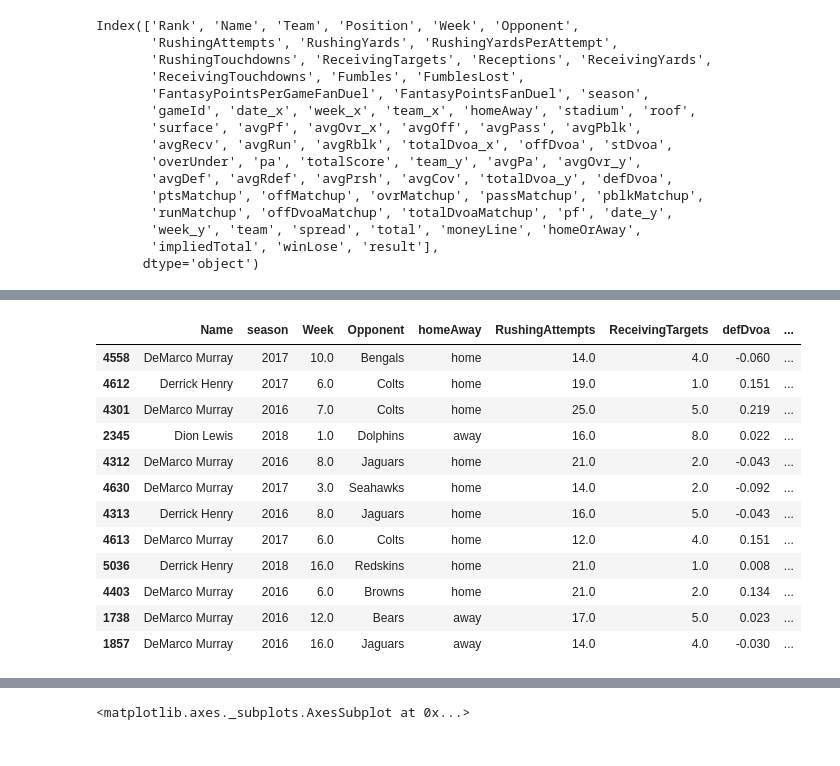
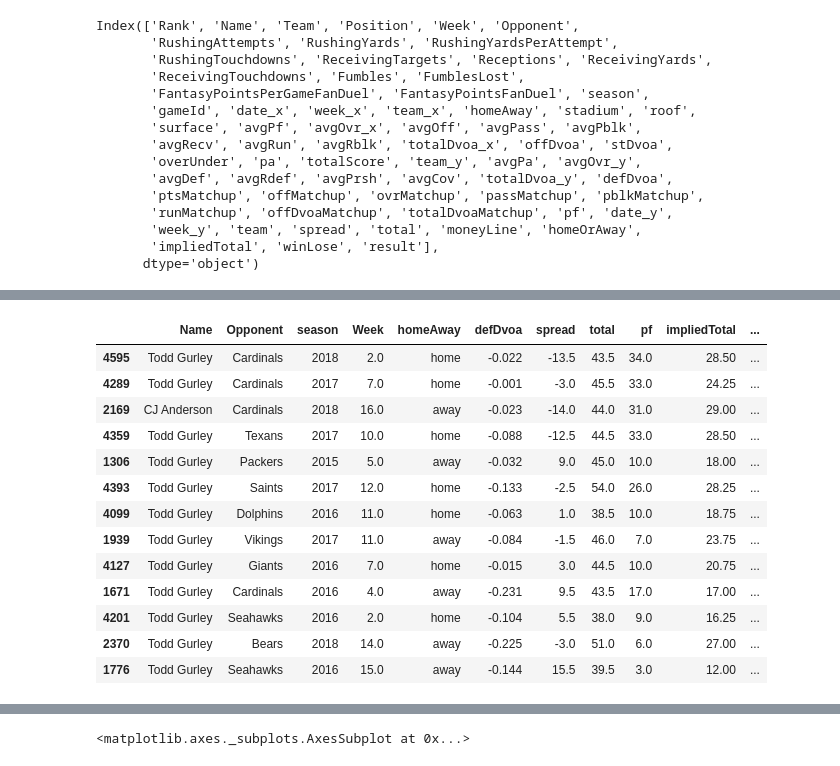
Before and after one commit to mries14/Springboard, a Jupyter notebook: Capstone2/futureWork/RBDataSetup.ipynb, the cells around one changed output, grey strips where cells are left out. Drawn from its saved outputs; the diff is of its cells as text; code cells hidden in the pictures.

```diff
--- a/Capstone2/futureWork/RBDataSetup.ipynb
+++ b/Capstone2/futureWork/RBDataSetup.ipynb
@@ -278,22 +280,21 @@ sb[['Name','Team','Week','Opponent','homeAway','spread','FantasyPointsFanDuel']]
+# %%
+lookVars = ['Name','Opponent','season','Week','homeAway','defDvoa','spread','total','pf','impliedTotal','result','FantasyPointsFanDuel']
 # %%
-sb = newRbs[(newRbs['Team'] == 'Titans')]
-sb = sb[(sb['season'] >= 2015) & (sb['RushingAttempts'] + sb['ReceivingTargets'] > 15) & (sb['spread'] <= 0) & (sb['result'] == 'over')]#.sort_values('season')# & (sb['homeAway'] == 'home')]
-# sb = sb[(sb['Name'] == 'Todd Gurley') | (sb['Name'] == 'CJ Anderson')]
-# sb.corr().style.background_gradient(cmap='coolwarm')
+sb = newRbs[(newRbs['Team'] == 'Rams')]
+sb = sb[(sb['season'] >= 2015) & (sb['RushingAttempts'] + sb['ReceivingTargets'] > 13) & (sb['defDvoa'] <= 0) & (sb['result'] == 'under')].sort_values('FantasyPointsFanDuel',ascending=False)# & (sb['homeAway'] == 'home')]
+sb[lookVars]
+# %% [output]
+|  | Name | Opponent | season | Week | homeAway | defDvoa | spread | total | pf | impliedTotal | ... |
+| 4595 | Todd Gurley | Cardinals | 2018 | 2.0 | home | -0.022 | -13.5 | 43.5 | 34.0 | 28.50 | ... |
+| 4289 | Todd Gurley | Cardinals | 2017 | 7.0 | home | -0.001 | -3.0 | 45.5 | 33.0 | 24.25 | ... |
+| 2169 | CJ Anderson | Cardinals | 2018 | 16.0 | away | -0.023 | -14.0 | 44.0 | 31.0 | 29.00 | ... |
+| 4359 | Todd Gurley | Texans | 2017 | 10.0 | home | -0.088 | -12.5 | 44.5 | 33.0 | 28.50 | ... |
+| 1306 | Todd Gurley | Packers | 2015 | 5.0 | away | -0.032 | 9.0 | 45.0 | 10.0 | 18.00 | ... |
+| 4393 | Todd Gurley | Saints | 2017 | 12.0 | home | -0.133 | -2.5 | 54.0 | 26.0 | 28.25 | ... |
+| 4099 | Todd Gurley | Dolphins | 2016 | 11.0 | home | -0.063 | 1.0 | 38.5 | 10.0 | 18.75 | ... |
+| 1939 | Todd Gurley | Vikings | 2017 | 11.0 | away | -0.084 | -1.5 | 46.0 | 7.0 | 23.75 | ... |
+| 4127 | Todd Gurley | Giants | 2016 | 7.0 | home | -0.015 | 3.0 | 44.5 | 10.0 | 20.75 | ... |
+| 1671 | Todd Gurley | Cardinals | 2016 | 4.0 | away | -0.231 | 9.5 | 43.5 | 17.0 | 17.00 | ... |
+| 4201 | Todd Gurley | Seahawks | 2016 | 2.0 | home | -0.104 | 5.5 | 38.0 | 9.0 | 16.25 | ... |
+| 2370 | Todd Gurley | Bears | 2018 | 14.0 | away | -0.225 | -3.0 | 51.0 | 6.0 | 27.00 | ... |
+| 1776 | Todd Gurley | Seahawks | 2016 | 15.0 | away | -0.144 | 15.5 | 39.5 | 3.0 | 12.00 | ... |
-# %%
-gurley = sb[['Name','season','Week','Opponent', 'homeAway','RushingAttempts','ReceivingTargets','defDvoa','offDvoaMatchup','spread','total','result','winLose','impliedTotal','FantasyPointsFanDuel']]# & (sb['homeAway'] == 'home')]
-gurley.sort_values('FantasyPointsFanDuel',ascending=False)
-# %% [output]
-|  | Name | season | Week | Opponent | homeAway | RushingAttempts | ReceivingTargets | defDvoa | ... |
-| 4558 | DeMarco Murray | 2017 | 10.0 | Bengals | home | 14.0 | 4.0 | -0.060 | ... |
-| 4612 | Derrick Henry | 2017 | 6.0 | Colts | home | 19.0 | 1.0 | 0.151 | ... |
-| 4301 | DeMarco Murray | 2016 | 7.0 | Colts | home | 25.0 | 5.0 | 0.219 | ... |
-| 2345 | Dion Lewis | 2018 | 1.0 | Dolphins | away | 16.0 | 8.0 | 0.022 | ... |
-| 4312 | DeMarco Murray | 2016 | 8.0 | Jaguars | home | 21.0 | 2.0 | -0.043 | ... |
-| 4630 | DeMarco Murray | 2017 | 3.0 | Seahawks | home | 14.0 | 2.0 | -0.092 | ... |
-| 4313 | Derrick Henry | 2016 | 8.0 | Jaguars | home | 16.0 | 5.0 | -0.043 | ... |
-| 4613 | DeMarco Murray | 2017 | 6.0 | Colts | home | 12.0 | 4.0 | 0.151 | ... |
-| 5036 | Derrick Henry | 2018 | 16.0 | Redskins | home | 21.0 | 1.0 | 0.008 | ... |
-| 4403 | DeMarco Murray | 2016 | 6.0 | Browns | home | 21.0 | 2.0 | 0.134 | ... |
-| 1738 | DeMarco Murray | 2016 | 12.0 | Bears | away | 17.0 | 5.0 | 0.023 | ... |
-| 1857 | DeMarco Murray | 2016 | 16.0 | Jaguars | away | 14.0 | 4.0 | -0.030 | ... |
```
Also changed, not shown: parts of 7 cells of this notebook, 8 other files.
